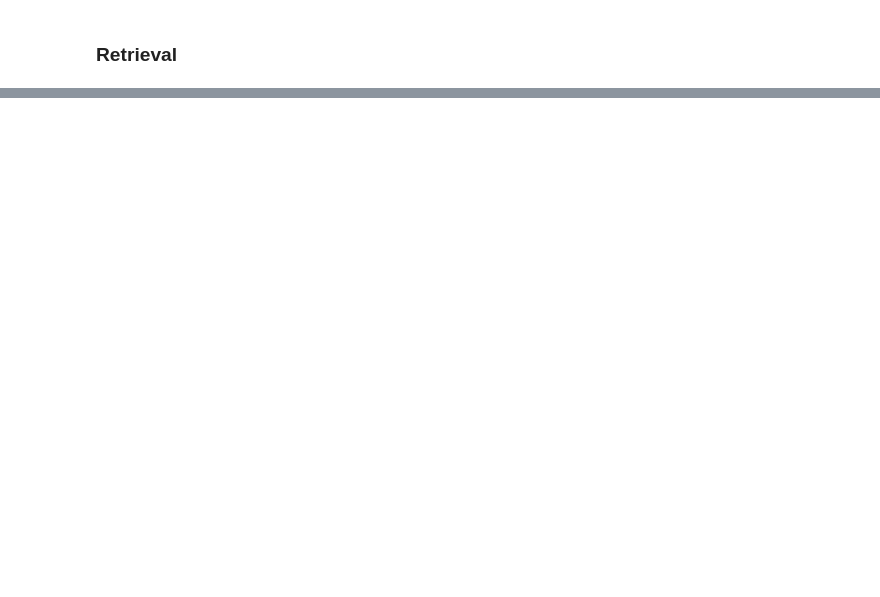
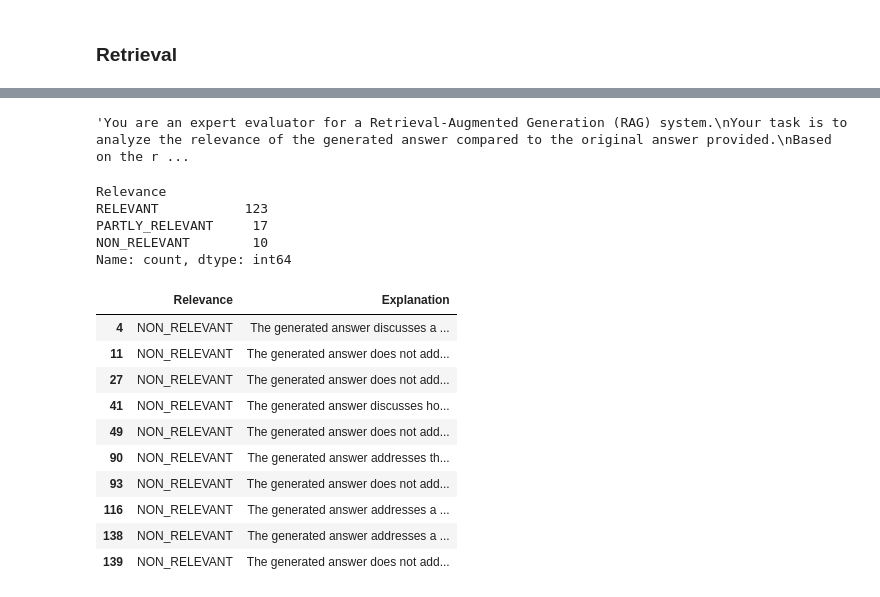
Before and after one commit to ulanliu/llm_zoomcamp, a Jupyter notebook: 04-monitoring/offline-rag-evaluation.ipynb, the cells around one changed output, grey strips where cells are left out. Cells and saved outputs as stored; diff of their text form; code cells hidden in the pictures; blank space fills up the shorter version.

Commit message:
update offline-rag-evaluation

```diff
--- a/04-monitoring/offline-rag-evaluation.ipynb
+++ b/04-monitoring/offline-rag-evaluation.ipynb
@@ -90,0 +365,5 @@ for doc in tqdm(documents):
+# %%
+prompt = prompt1_template.format(**record)
+prompt
+# %% [output]
+'You are an expert evaluator for a Retrieval-Augmented Generation (RAG) system.\nYour task is to analyze the relevance of the generated answer compared to the original answer provided.\nBased on the r ...
@@ -90,0 +372,37 @@ for doc in tqdm(documents):
+# %%
+evaluations = []
+
+for record in tqdm(samples):
+    prompt = prompt1_template.format(**record)
+    evaluation = llm(prompt, model='gpt-4o-mini')
+    evaluations.append(evaluation)
+# %%
+json_evaluations = []
+
+for str_eval in evaluations:
+    json_eval = json.loads(str_eval)
+    json_evaluations.append(json_eval)
+# %%
+df_evaluations = pd.DataFrame(json_evaluations)
+# %%
+df_evaluations.Relevance.value_counts()
+# %% [output]
+Relevance
+RELEVANT           123
+PARTLY_RELEVANT     17
+NON_RELEVANT        10
+Name: count, dtype: int64
+# %%
+df_evaluations[df_evaluations.Relevance == 'NON_RELEVANT'] #.to_dict(orient='records')
+# %% [output]
+|  | Relevance | Explanation |
+| 4 | NON_RELEVANT | The generated answer discusses a ... |
+| 11 | NON_RELEVANT | The generated answer does not add... |
+| 27 | NON_RELEVANT | The generated answer does not add... |
+| 41 | NON_RELEVANT | The generated answer discusses ho... |
+| 49 | NON_RELEVANT | The generated answer does not add... |
+| 90 | NON_RELEVANT | The generated answer addresses th... |
+| 93 | NON_RELEVANT | The generated answer does not add... |
+| 116 | NON_RELEVANT | The generated answer addresses a ... |
+| 138 | NON_RELEVANT | The generated answer addresses a ... |
+| 139 | NON_RELEVANT | The generated answer does not add... |
```
Also changed, not shown: parts of 31 cells of this notebook.
